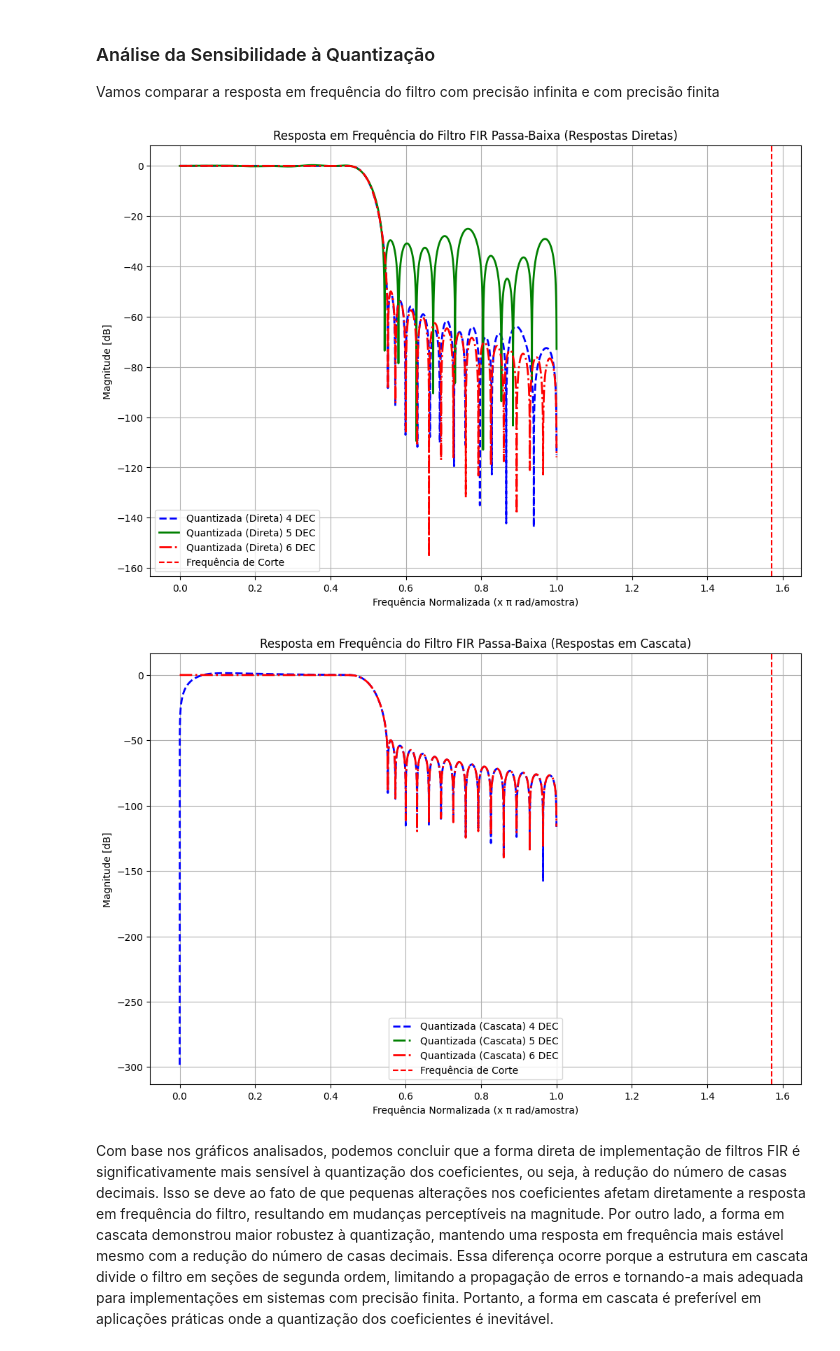
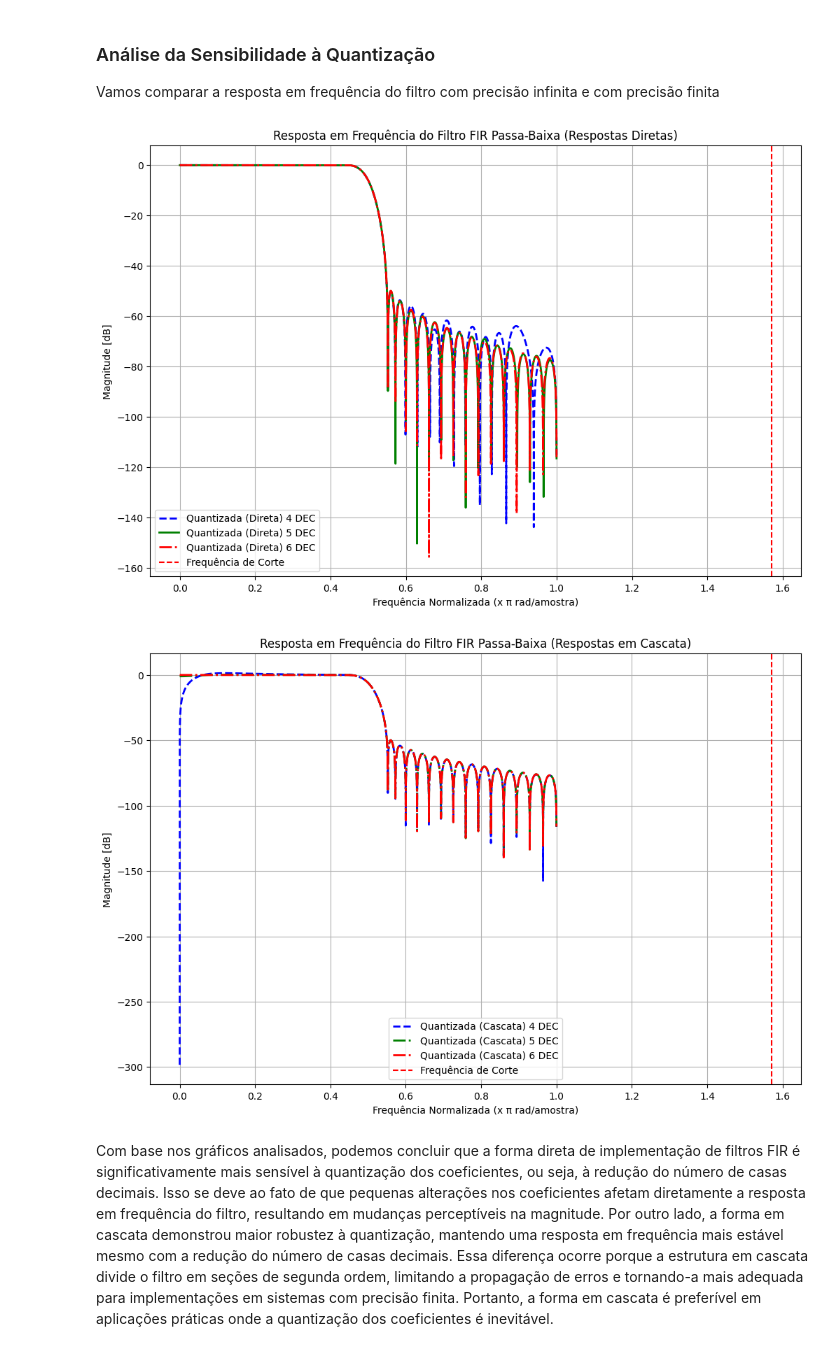
Before and after one commit to JoseRaimundo27/FiltroFIR, a Jupyter notebook: filtroBeforeGERSON.ipynb, the cells around one changed output. Cells and saved outputs as stored; diff of their text form; code cells hidden in the pictures.

```diff
--- a/filtroBeforeGERSON.ipynb
+++ b/filtroBeforeGERSON.ipynb
@@ -157,8 +157,8 @@ h_fir_quantizados_4dec = np.round(h_fir, decimals=4)
 sos_quantizados_4dec = np.round(sos, decimals=4)
 
 # Quantização dos coeficientes (exemplo: 5 casas decimais)
-h_fir_quantizados_5dec = np.round(h_fir, decimals=2)
-sos_quantizados_5dec = np.round(sos, decimals=2)
+h_fir_quantizados_5dec = np.round(h_fir, decimals=5)
+sos_quantizados_5dec = np.round(sos, decimals=5)
 
 # Quantização dos coeficientes (exemplo: 6 casas decimais)
 h_fir_quantizados_6dec = np.round(h_fir, decimals=6)
@@ -174,34 +174,34 @@ frequencias_q_6dec, resposta_direta_quantizada_6dec = signal.freqz(h_fir_quantiz
 # Resposta em frequência para a forma em cascata quantizada
 frequencias_q_sos_5dec, resposta_cascata_quantizada_5dec = signal.sosfreqz(sos_quantizados_5dec, worN=8000)
 frequencias_q_sos_4dec, resposta_cascata_quantizada_4dec = signal.sosfreqz(sos_quantizados_4dec, worN=8000)
 frequencias_q_sos_6dec, resposta_cascata_quantizada_6dec = signal.sosfreqz(sos_quantizados_6dec, worN=8000)
 
 
 # Plot das respostas em frequência (Respostas Diretas):
 
 plt.figure(figsize=(12, 8))
 
 plt.plot(
     frequencias_q_4dec/np.pi, 20 * np.log10(np.abs(resposta_direta_quantizada_4dec)),
     label='Quantizada (Direta) 4 DEC', color='blue', linestyle='--', linewidth=2
 )
 plt.plot(
     frequencias_q_5dec/np.pi, 20 * np.log10(np.abs(resposta_direta_quantizada_5dec)),
     label='Quantizada (Direta) 5 DEC', color='green', linestyle='-', linewidth=2
 )
 plt.plot(
     frequencias_q_6dec/np.pi, 20 * np.log10(np.abs(resposta_direta_quantizada_6dec)),
     label='Quantizada (Direta) 6 DEC', color='red', linestyle='-.', linewidth=2
 )
 plt.title('Resposta em Frequência do Filtro FIR Passa-Baixa (Respostas Diretas)')
 plt.xlabel('Frequência Normalizada (x π rad/amostra)')
 plt.ylabel('Magnitude [dB]')
 plt.grid(True)
 plt.axvline(frequencia_corte, color='red', linestyle='--', label='Frequência de Corte')
 plt.legend()
 plt.show()
 # %% [output]
-[figure, old version]
+[figure, new version]
 # %%
 
 # Plot das respostas em frequência (Respostas em Cascata)
@@ -229,7 +229,7 @@ plt.axvline(frequencia_corte, color='red', linestyle='--', label='Frequência de
 plt.legend()
 plt.show()
 # %% [output]
-[figure, old version]
+[figure, new version]
 # %% [markdown]
 Com base nos gráficos analisados, podemos concluir que a forma direta de implementação de filtros FIR é significativamente mais sensível à quantização dos coeficientes, ou seja, à redução do número de casas decimais. Isso se deve ao fato de que pequenas alterações nos coeficientes afetam diretamente a resposta em frequência do filtro, resultando em mudanças perceptíveis na magnitude. Por outro lado, a forma em cascata demonstrou maior robustez à quantização, mantendo uma resposta em frequência mais estável mesmo com a redução do número de casas decimais. Essa diferença ocorre porque a estrutura em cascata divide o filtro em seções de segunda ordem, limitando a propagação de erros e tornando-a mais adequada para implementações em sistemas com precisão finita. Portanto, a forma em cascata é preferível em aplicações práticas onde a quantização dos coeficientes é inevitável.
 # %% [markdown]
```
